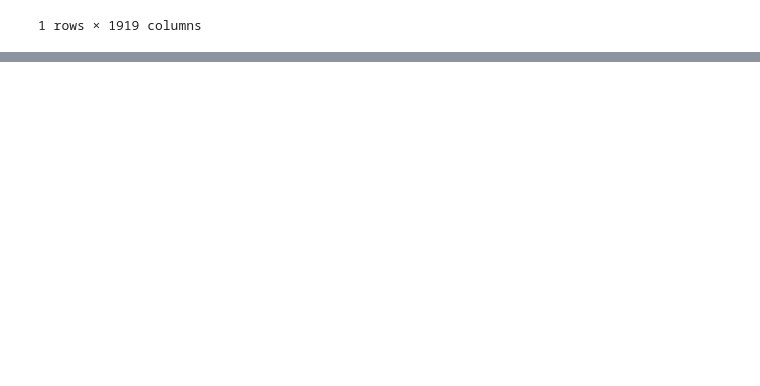
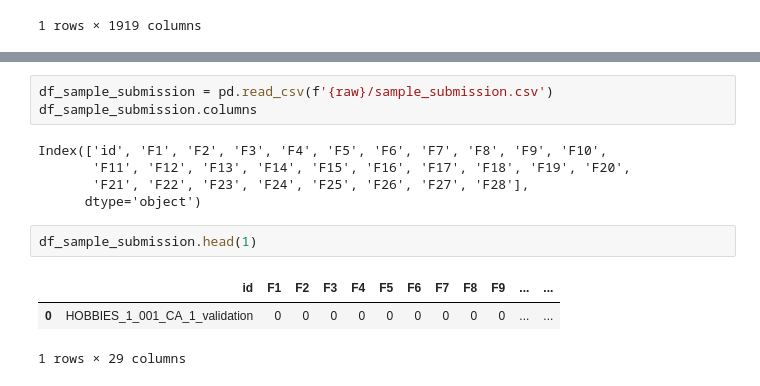
Before and after one commit to cluePrints/data-sci-fience, a Jupyter notebook: m5-forecasting-accuracy/0100. EDA.ipynb, the cells around one changed output, grey strips where cells are left out. Saved outputs shown, nothing was run; the diff lists cells and outputs as text; blank space fills up the shorter version.

```diff
--- a/m5-forecasting-accuracy/0100. EDA.ipynb
+++ b/m5-forecasting-accuracy/0100. EDA.ipynb
@@ -276,0 +281,14 @@ df_sales_train.merge(df_prices, on=['item_id', 'store_id', 'wm_yr_wk'])
+# %%
+df_sample_submission = pd.read_csv(f'{raw}/sample_submission.csv')
+df_sample_submission.columns
+# %% [output]
+Index(['id', 'F1', 'F2', 'F3', 'F4', 'F5', 'F6', 'F7', 'F8', 'F9', 'F10',
+       'F11', 'F12', 'F13', 'F14', 'F15', 'F16', 'F17', 'F18', 'F19', 'F20',
+       'F21', 'F22', 'F23', 'F24', 'F25', 'F26', 'F27', 'F28'],
+      dtype='object')
+# %%
+df_sample_submission.head(1)
+# %% [output]
+|  | id | F1 | F2 | F3 | F4 | F5 | F6 | F7 | F8 | F9 | ... | ... |
+| 0 | HOBBIES_1_001_CA_1_validation | 0 | 0 | 0 | 0 | 0 | 0 | 0 | 0 | 0 | ... | ... |
+1 rows × 29 columns
```
Also changed, not shown: parts of 11 cells of this notebook.
